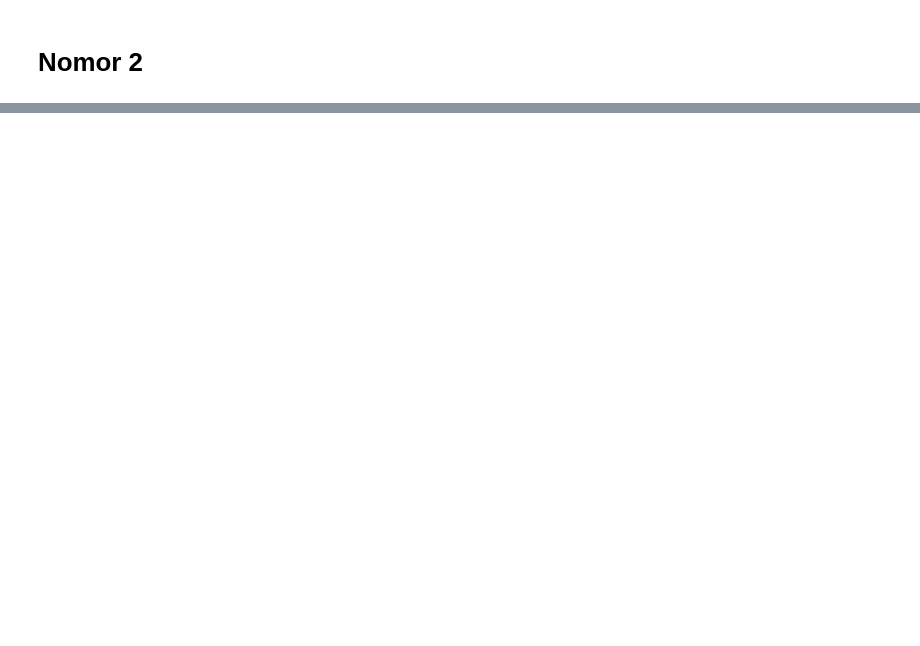
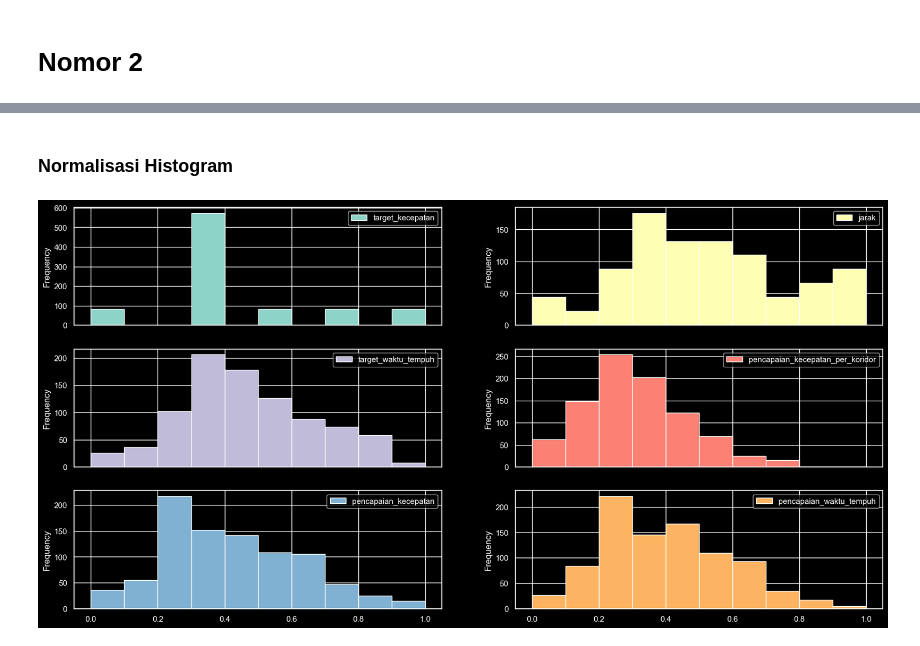
Before and after one commit to StefannusChristian/Data-Processing-and-Engineering, a Jupyter notebook: transformasi-data/IBDA3111_StefannusChristian_202000138_TransformasiData.ipynb, the cells around one changed output, grey strips where cells are left out. Drawn from its saved outputs; the diff is of its cells as text; code cells hidden in the pictures; blank space fills up the shorter version.

```diff
--- a/transformasi-data/IBDA3111_StefannusChristian_202000138_TransformasiData.ipynb
+++ b/transformasi-data/IBDA3111_StefannusChristian_202000138_TransformasiData.ipynb
@@ -3,6 +3,9 @@
 # %%
 import glob
 import pandas as pd
+import seaborn as sns
+import matplotlib.pyplot as plt
+import matplotlib
 from sklearn.model_selection import train_test_split
 from sklearn.linear_model import LinearRegression
 from sklearn.model_selection import cross_val_score
@@ -10,8 +13,15 @@ from sklearn.model_selection import KFold
 from sklearn.model_selection import GridSearchCV
 from sklearn.feature_selection import RFE
 from sklearn.metrics import mean_absolute_error
+from sklearn.preprocessing import MinMaxScaler
+from sklearn.preprocessing import StandardScaler
+from sklearn.preprocessing import RobustScaler
 from numpy import mean
 from numpy import std
+from numpy import absolute
+sns.set(style="darkgrid")
+plt.style.use('dark_background')
+matplotlib.rcParams['figure.figsize'] = (20, 10)
 # %%
 import warnings
 warnings.filterwarnings('ignore')
@@ -124,2 +132,4 @@ Mean Absolute Error = 1.956
 # %% [markdown]
 # Nomor 2
+# %%
+numericDfCols = numericDf.columns
@@ -125,0 +140,5 @@ Mean Absolute Error = 1.956
+# %%
+scalerNormal = MinMaxScaler()
+numericDfNormal = pd.DataFrame(scalerNormal.fit_transform(numericDf))
+numericDfNormal.columns = numericDfCols
+display(numericDfNormal)
@@ -125,0 +159,7 @@ Mean Absolute Error = 1.956
+# %% [markdown]
+### Normalisasi Histogram
+# %%
+numericDfNormal.plot.hist(subplots=True, legend=True, layout=(3, 2))
+plt.show()
+# %% [output]
+[figure, added]
```
Also changed, not shown: parts of 25 cells of this notebook.
